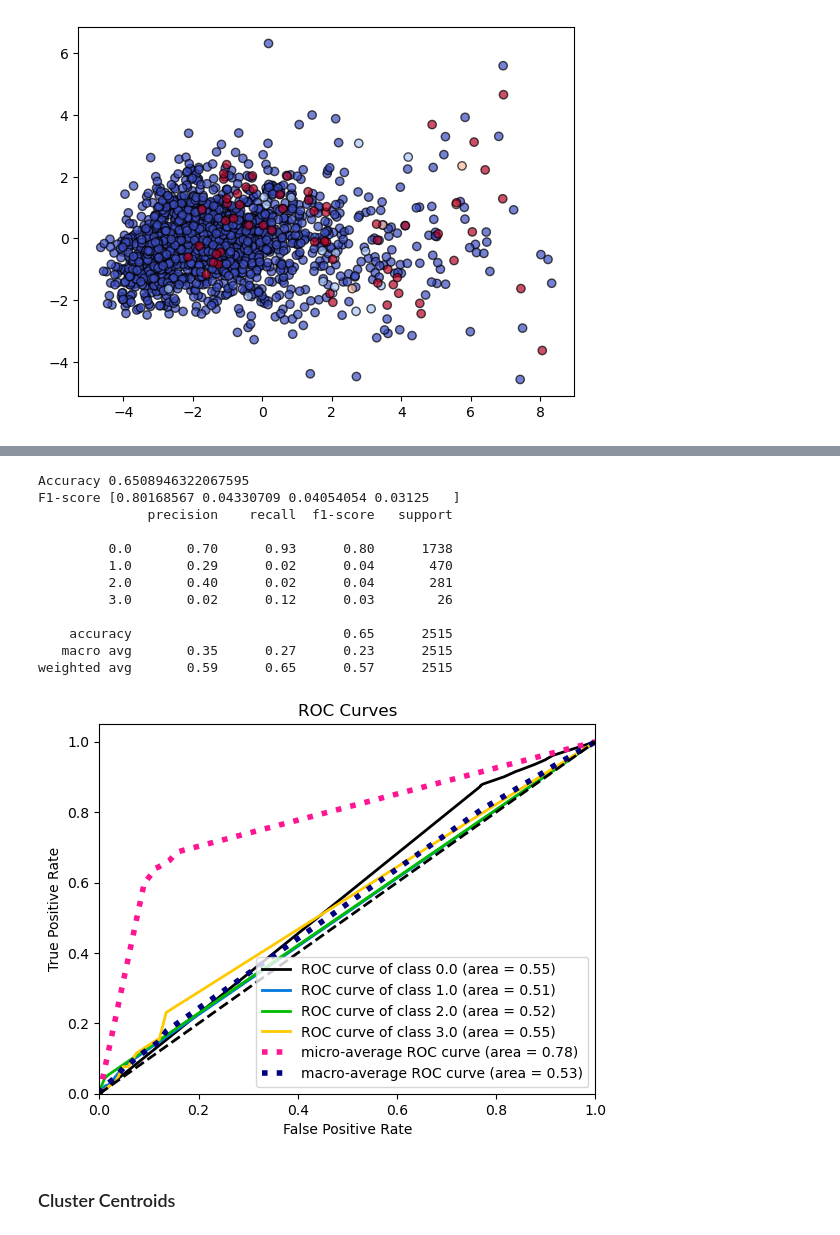
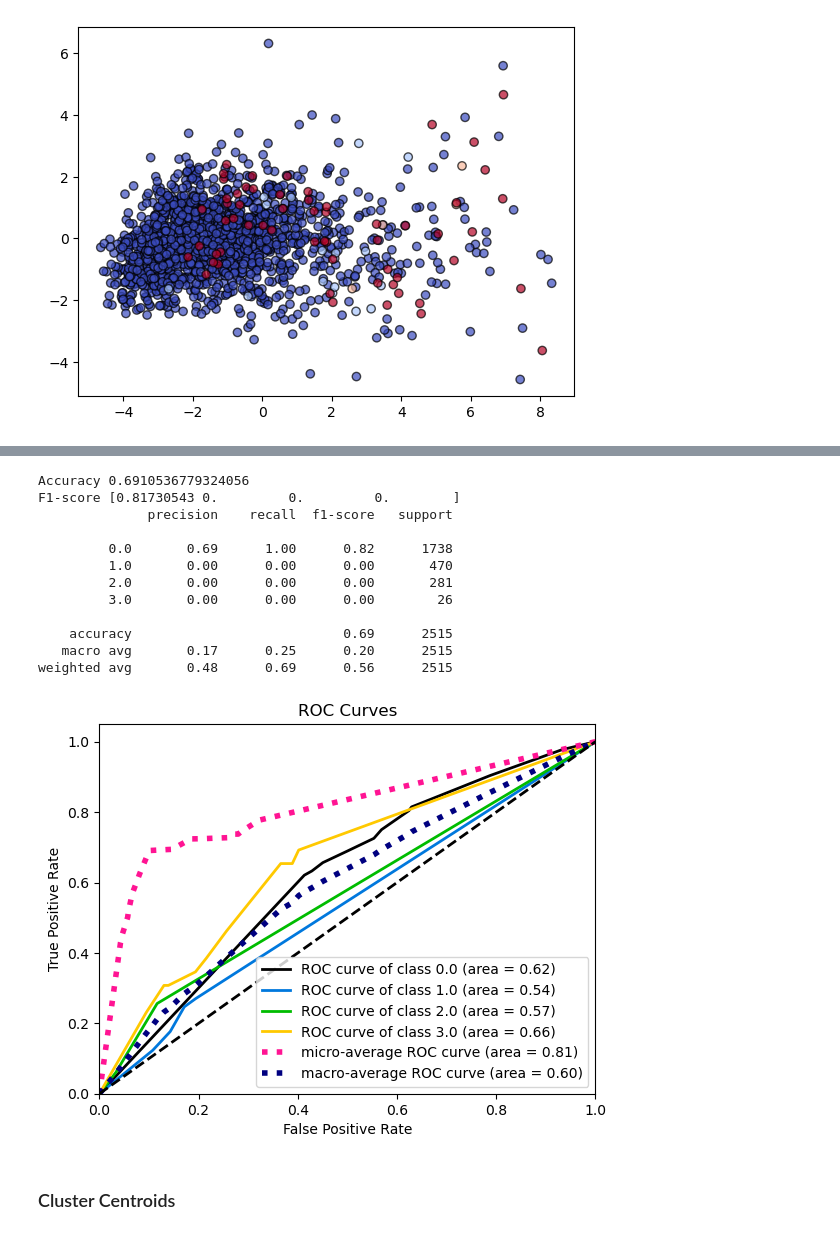
Before and after one commit to alicecalderini/DATAMINING_2-Project, a Jupyter notebook: 6. IMBALANCE LEARNING/1.IMBALANCE.ipynb, the cells around one changed output, grey strips where cells are left out. Saved outputs shown, nothing was run; the diff lists cells and outputs as text; code cells hidden in the pictures.

```diff
--- a/6. IMBALANCE LEARNING/1.IMBALANCE.ipynb
+++ b/6. IMBALANCE LEARNING/1.IMBALANCE.ipynb
@@ -630,3 +669,8 @@ X_pca = pca.transform(X_res)
 plot_pca(X_pca, y_res)
 # %% [output]
 [figure]
+# %%
+y_pred, y_score, info = train_decision_tree(X_res, y_res, X_test)
+
+print(info['best_params'])
+print(info['best_cv_score'])
@@ -633,32 +691,25 @@ plot_pca(X_pca, y_res)
 # %%
-# fit
-clf = DecisionTreeClassifier(min_samples_leaf=3, random_state=42)
-clf.fit(X_res, y_res)
-
-# predict
-y_pred = clf.predict(X_test)
 print('Accuracy %s' % accuracy_score(y_test, y_pred))
 print('F1-score %s' % f1_score(y_test, y_pred, average=None))
 print(classification_report(y_test, y_pred))
 
 # roc
-y_score = clf.predict_proba(X_test)
 plot_roc(y_test, y_score)
 plt.show()
 # %% [output]
-Accuracy 0.6508946322067595
-F1-score [0.80168567 0.04330709 0.04054054 0.03125   ]
+Accuracy 0.6910536779324056
+F1-score [0.81730543 0.         0.         0.        ]
               precision    recall  f1-score   support
 
-         0.0       0.70      0.93      0.80      1738
-         1.0       0.29      0.02      0.04       470
-         2.0       0.40      0.02      0.04       281
-         3.0       0.02      0.12      0.03        26
+         0.0       0.69      1.00      0.82      1738
+         1.0       0.00      0.00      0.00       470
+         2.0       0.00      0.00      0.00       281
+         3.0       0.00      0.00      0.00        26
 
-    accuracy                           0.65      2515
-   macro avg       0.35      0.27      0.23      2515
-weighted avg       0.59      0.65      0.57      2515
+    accuracy                           0.69      2515
+   macro avg       0.17      0.25      0.20      2515
+weighted avg       0.48      0.69      0.56      2515
-[figure, old version]
+[figure, new version]
 # %% [markdown]
 ### Cluster Centroids
 # %%
```
Also changed, not shown: parts of 11 cells of this notebook.
